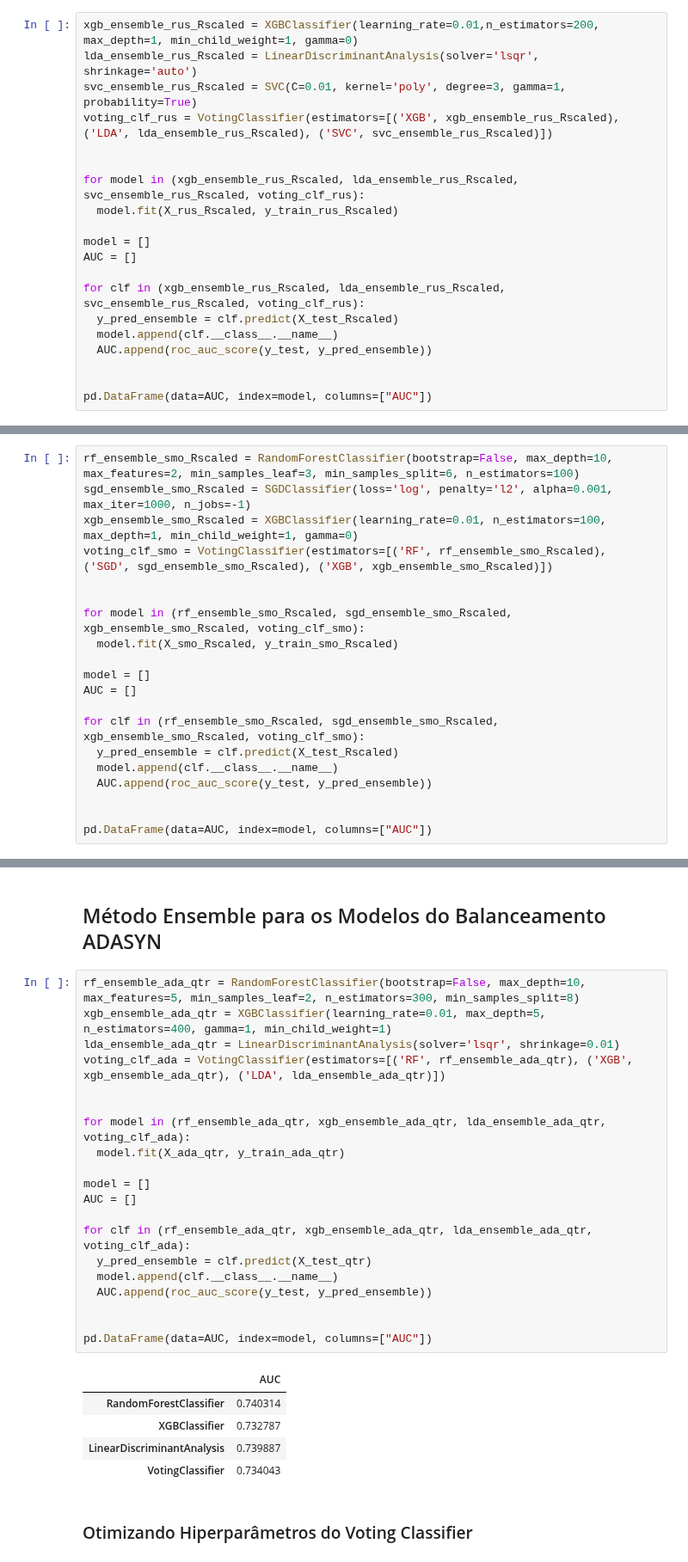
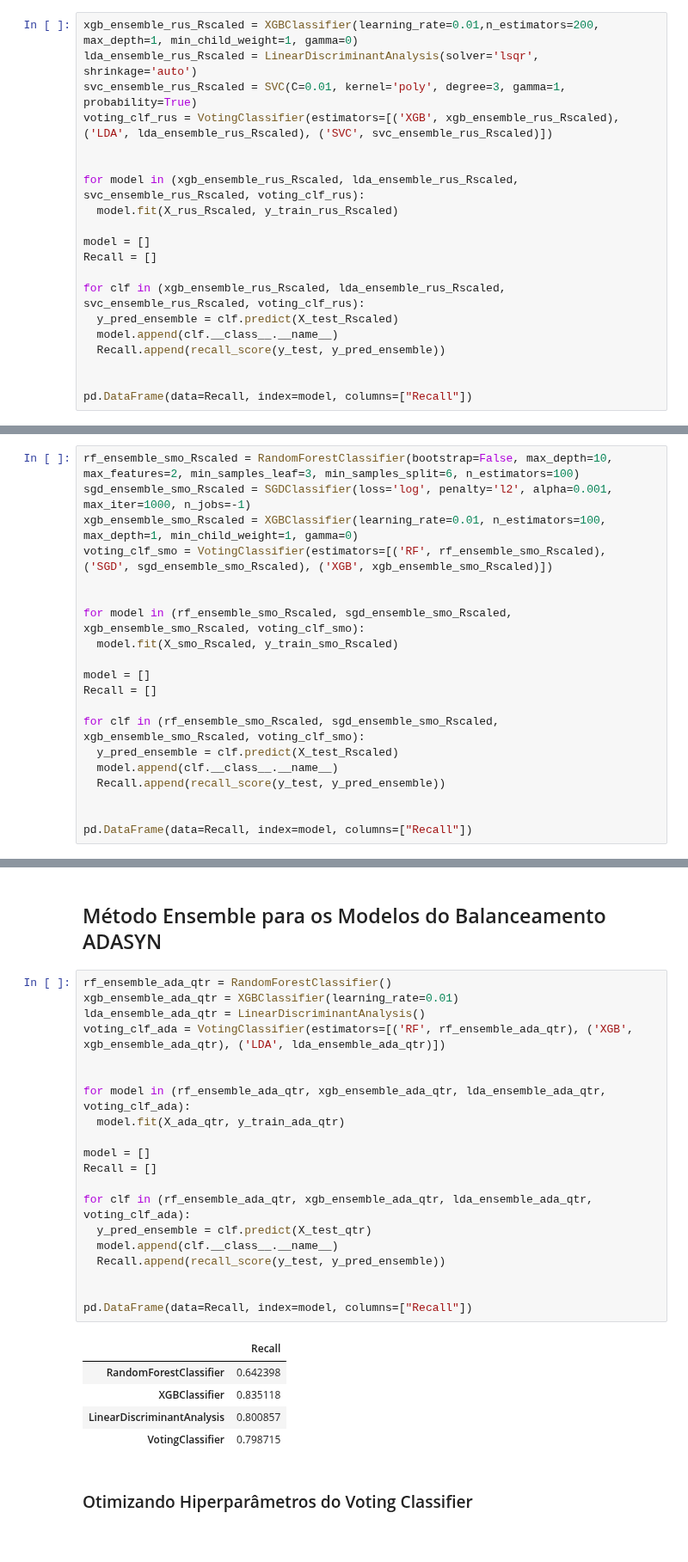
Before and after one commit to JoaoGustavo29/Portfolio_DataScience, a Jupyter notebook: Churn_Prediction_para_uma_empresa_de_Telecomunicações.ipynb, the cells around one changed output, grey strips where cells are left out. Shown at 86% size. Cells and saved outputs as stored; diff of their text form.

```diff
--- a/Churn_Prediction_para_uma_empresa_de_Telecomunicações.ipynb
+++ b/Churn_Prediction_para_uma_empresa_de_Telecomunicações.ipynb
@@ -1410,13 +1410,13 @@ for model in (xgb_ensemble_rus_Rscaled, lda_ensemble_rus_Rscaled, svc_ensemble_r
   model.fit(X_rus_Rscaled, y_train_rus_Rscaled)
 
 model = []
-AUC = []
+Recall = []
 
 for clf in (xgb_ensemble_rus_Rscaled, lda_ensemble_rus_Rscaled, svc_ensemble_rus_Rscaled, voting_clf_rus):
   y_pred_ensemble = clf.predict(X_test_Rscaled)
   model.append(clf.__class__.__name__)
-  AUC.append(roc_auc_score(y_test, y_pred_ensemble))
+  Recall.append(recall_score(y_test, y_pred_ensemble))
 
 
-pd.DataFrame(data=AUC, index=model, columns=["AUC"])
+pd.DataFrame(data=Recall, index=model, columns=["Recall"])
 # %% [output]
@@ -1824,13 +1822,13 @@ for model in (rf_ensemble_smo_Rscaled, sgd_ensemble_smo_Rscaled, xgb_ensemble_sm
   model.fit(X_smo_Rscaled, y_train_smo_Rscaled)
 
 model = []
-AUC = []
+Recall = []
 
 for clf in (rf_ensemble_smo_Rscaled, sgd_ensemble_smo_Rscaled, xgb_ensemble_smo_Rscaled, voting_clf_smo):
   y_pred_ensemble = clf.predict(X_test_Rscaled)
   model.append(clf.__class__.__name__)
-  AUC.append(roc_auc_score(y_test, y_pred_ensemble))
+  Recall.append(recall_score(y_test, y_pred_ensemble))
 
 
-pd.DataFrame(data=AUC, index=model, columns=["AUC"])
+pd.DataFrame(data=Recall, index=model, columns=["Recall"])
 # %% [output]
@@ -2141,30 +2139,30 @@ AUC: 0.7399
 # %% [markdown]
 ## Método Ensemble para os Modelos do Balanceamento ADASYN
 # %%
-rf_ensemble_ada_qtr = RandomForestClassifier(bootstrap=False, max_depth=10, max_features=5, min_samples_leaf=2, n_estimators=300, min_samples_split=8)
-xgb_ensemble_ada_qtr = XGBClassifier(learning_rate=0.01, max_depth=5, n_estimators=400, gamma=1, min_child_weight=1)
-lda_ensemble_ada_qtr = LinearDiscriminantAnalysis(solver='lsqr', shrinkage=0.01)
+rf_ensemble_ada_qtr = RandomForestClassifier()
+xgb_ensemble_ada_qtr = XGBClassifier(learning_rate=0.01)
+lda_ensemble_ada_qtr = LinearDiscriminantAnalysis()
 voting_clf_ada = VotingClassifier(estimators=[('RF', rf_ensemble_ada_qtr), ('XGB', xgb_ensemble_ada_qtr), ('LDA', lda_ensemble_ada_qtr)])
 
 
 for model in (rf_ensemble_ada_qtr, xgb_ensemble_ada_qtr, lda_ensemble_ada_qtr, voting_clf_ada):
   model.fit(X_ada_qtr, y_train_ada_qtr)
 
 model = []
-AUC = []
+Recall = []
 
 for clf in (rf_ensemble_ada_qtr, xgb_ensemble_ada_qtr, lda_ensemble_ada_qtr, voting_clf_ada):
   y_pred_ensemble = clf.predict(X_test_qtr)
   model.append(clf.__class__.__name__)
-  AUC.append(roc_auc_score(y_test, y_pred_ensemble))
+  Recall.append(recall_score(y_test, y_pred_ensemble))
 
 
-pd.DataFrame(data=AUC, index=model, columns=["AUC"])
+pd.DataFrame(data=Recall, index=model, columns=["Recall"])
 # %% [output]
-|  | AUC |
-| RandomForestClassifier | 0.740314 |
-| XGBClassifier | 0.732787 |
-| LinearDiscriminantAnalysis | 0.739887 |
-| VotingClassifier | 0.734043 |
+|  | Recall |
+| RandomForestClassifier | 0.642398 |
+| XGBClassifier | 0.835118 |
+| LinearDiscriminantAnalysis | 0.800857 |
+| VotingClassifier | 0.798715 |
 # %% [markdown]
 ### Otimizando Hiperparâmetros do Voting Classifier
```
Also changed, not shown: parts of 26 cells of this notebook.
